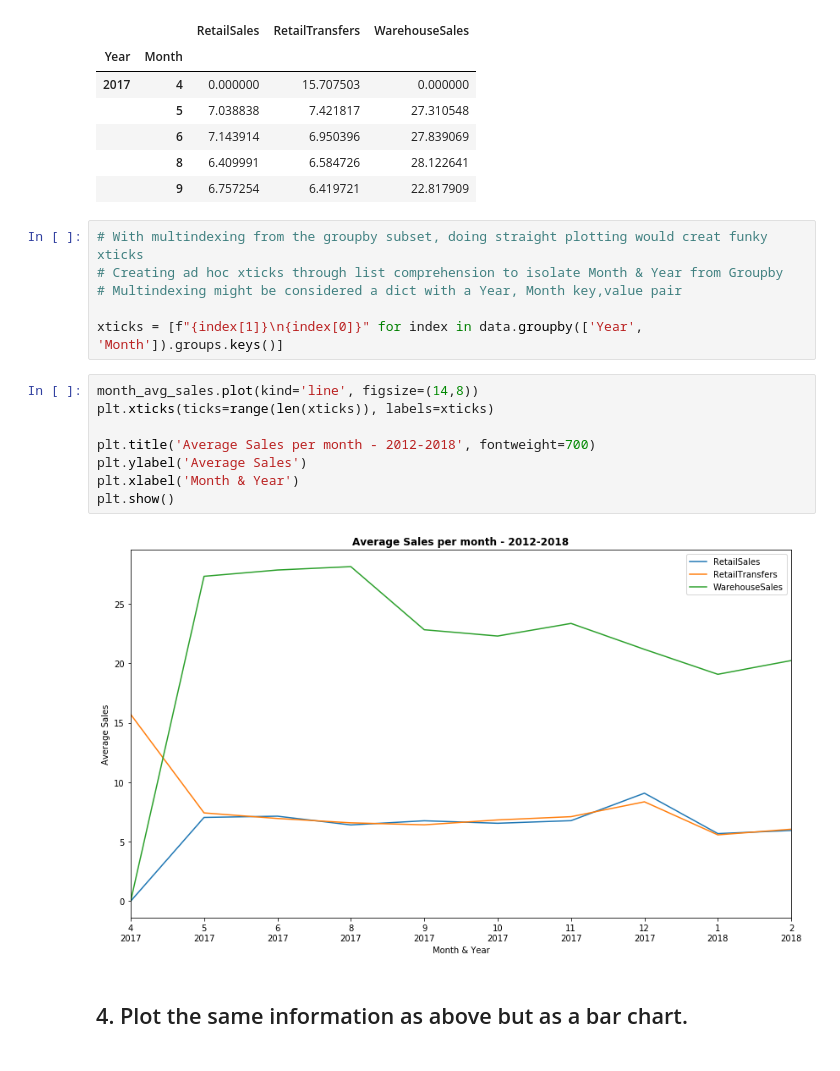
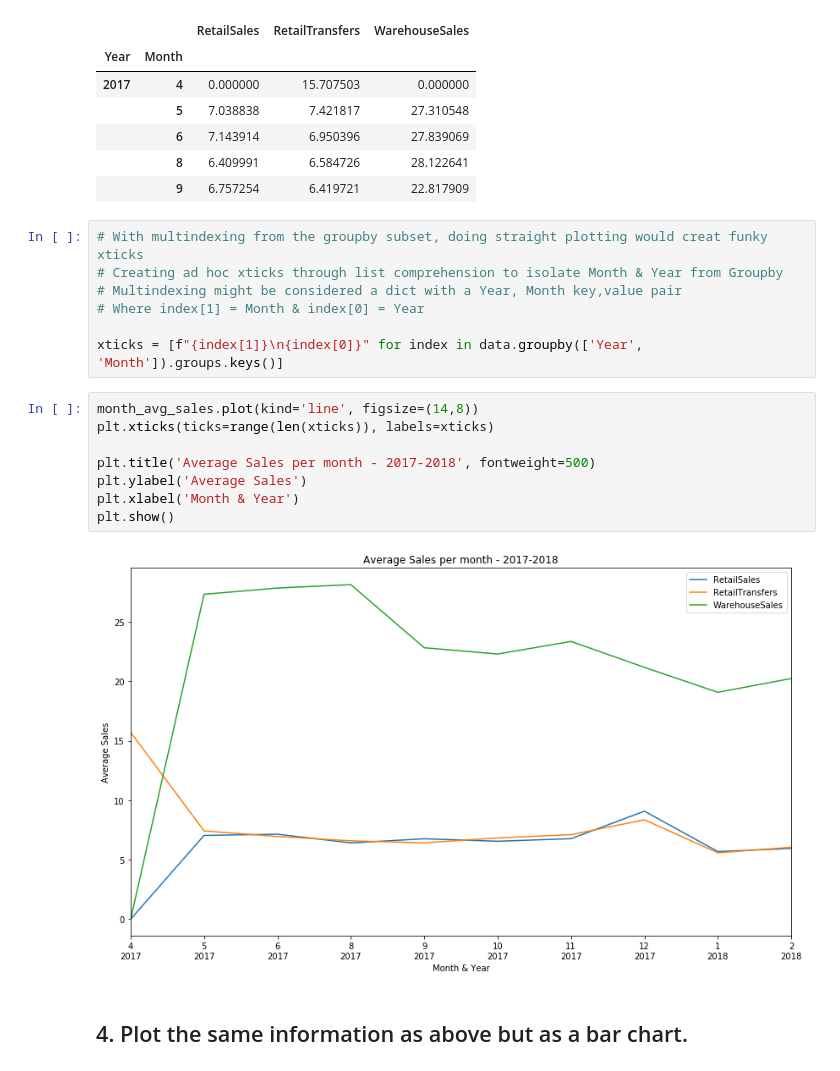
Before and after one commit to Binardino/IronHack-Data-Analysis-Module-2-Statistics-Probability-Data_Visualization, a Jupyter notebook: Datavisualization - Multiple data series plotting/your-code/Plotting-Multiple-Data-Series - Challenge.ipynb, the cells around one changed output. Cells and saved outputs as stored; diff of their text form.

```diff
--- a/Datavisualization - Multiple data series plotting/your-code/Plotting-Multiple-Data-Series - Challenge.ipynb
+++ b/Datavisualization - Multiple data series plotting/your-code/Plotting-Multiple-Data-Series - Challenge.ipynb
@@ -105,18 +97,19 @@ month_avg_sales.head()
 # With multindexing from the groupby subset, doing straight plotting would creat funky xticks
 # Creating ad hoc xticks through list comprehension to isolate Month & Year from Groupby
 # Multindexing might be considered a dict with a Year, Month key,value pair
+# Where index[1] = Month & index[0] = Year
 
 xticks = [f"{index[1]}\n{index[0]}" for index in data.groupby(['Year', 'Month']).groups.keys()]
 # %%
 month_avg_sales.plot(kind='line', figsize=(14,8))
 plt.xticks(ticks=range(len(xticks)), labels=xticks)
 
-plt.title('Average Sales per month - 2012-2018', fontweight=700)
+plt.title('Average Sales per month - 2017-2018', fontweight=500)
 plt.ylabel('Average Sales')
 plt.xlabel('Month & Year')
 plt.show()
 # %% [output]
-[figure, old version]
+[figure, new version]
 # %% [markdown]
 ## 4. Plot the same information as above but as a bar chart.
 # %%
```
Also changed, not shown: parts of 11 cells of this notebook.
